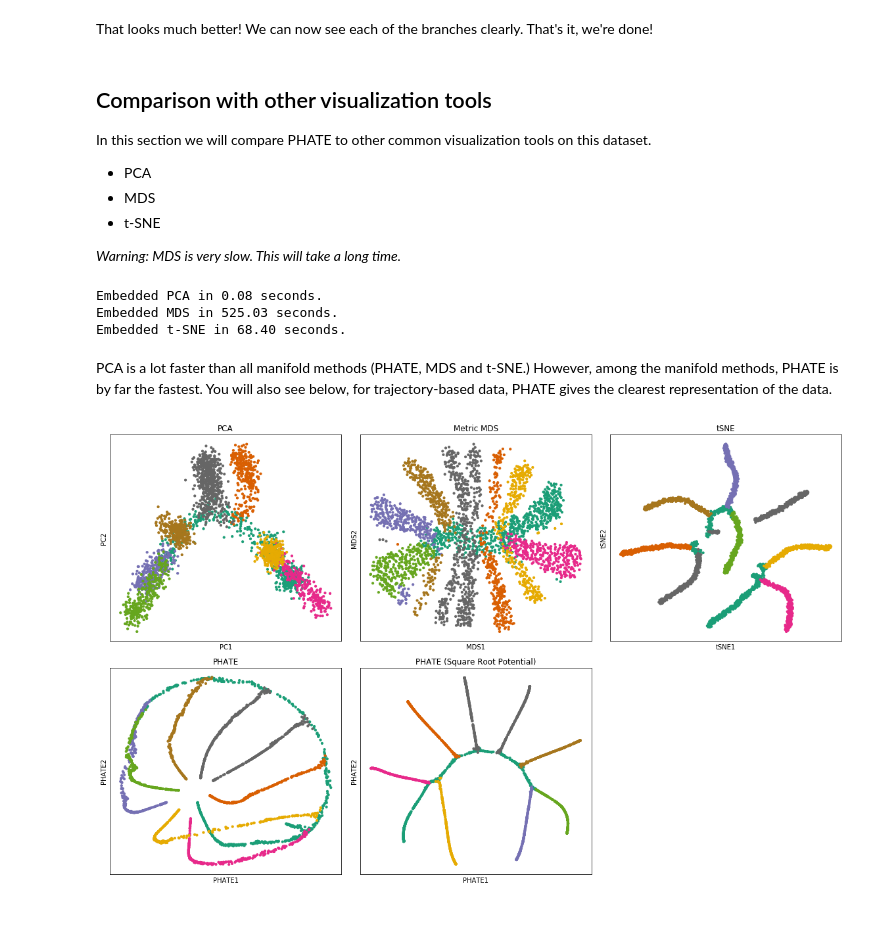
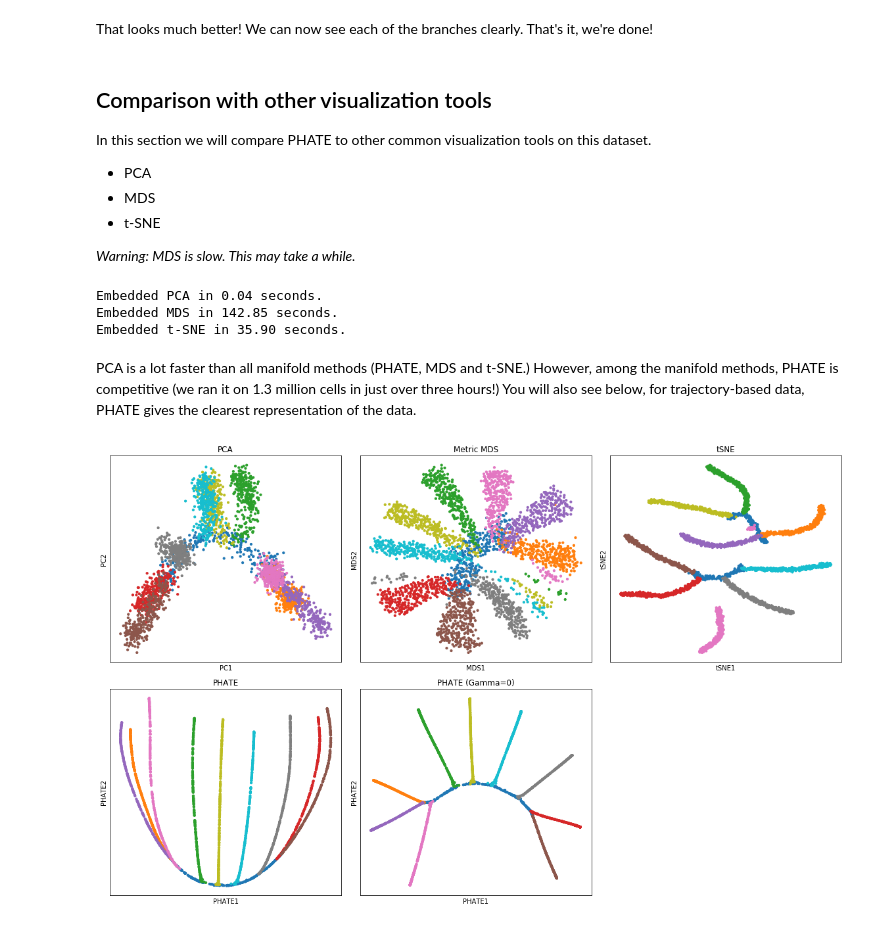
Before and after one commit to KrishnaswamyLab/PHATE, a Jupyter notebook: Python/tutorial/PHATE_tree.ipynb, the cells around one changed output. Cells and saved outputs as stored; diff of their text form; code cells hidden in the pictures.

```diff
--- a/Python/tutorial/PHATE_tree.ipynb
+++ b/Python/tutorial/PHATE_tree.ipynb
@@ -45,3 +48,3 @@ In order to run PHATE, we instantiate a PHATE operator with the function `phate.
 # %%
-phate_operator = phate.PHATE(k=5)
+phate_operator = phate.PHATE(n_jobs=-2)
 tree_phate = phate_operator.fit_transform(tree)
@@ -64,3 +85,3 @@ Good news! Our branches separate nicely. However, all of the interesting activit
 # %%
-phate_operator.set_params(potential_method='sqrt', t=200)
+phate_operator.set_params(gamma=0, t=200)
 tree_phate_sqrt = phate_operator.fit_transform(tree)
@@ -84,7 +113,7 @@ In this section we will compare PHATE to other common visualization tools on thi
 * MDS
 * t-SNE
 
-_Warning: MDS is very slow. This will take a long time._
+_Warning: MDS is slow. This may take a while._
 # %%
 import sklearn.decomposition # PCA
 import sklearn.manifold # MDS, t-SNE
@@ -97,7 +126,7 @@ end = time.time()
 print("Embedded PCA in {:.2f} seconds.".format(end-start))
 
 start = time.time()
-mds_operator = sklearn.manifold.MDS(n_components=2, metric=True)
+mds_operator = sklearn.manifold.MDS(n_components=2, metric=True, n_jobs=-2)
 tree_mds = mds_operator.fit_transform(tree)
 end = time.time()
 print("Embedded MDS in {:.2f} seconds.".format(end-start))
@@ -108,11 +137,11 @@ tree_tsne = tsne_operator.fit_transform(tree)
 end = time.time()
 print("Embedded t-SNE in {:.2f} seconds.".format(end-start))
 # %% [output]
-Embedded PCA in 0.08 seconds.
-Embedded MDS in 525.03 seconds.
-Embedded t-SNE in 68.40 seconds.
+Embedded PCA in 0.04 seconds.
+Embedded MDS in 142.85 seconds.
+Embedded t-SNE in 35.90 seconds.
 # %% [markdown]
-PCA is a lot faster than all manifold methods (PHATE, MDS and t-SNE.) However, among the manifold methods, PHATE is by far the fastest. You will also see below, for trajectory-based data, PHATE gives the clearest representation of the data.
+PCA is a lot faster than all manifold methods (PHATE, MDS and t-SNE.) However, among the manifold methods, PHATE is competitive (we ran it on 1.3 million cells in just over three hours!) You will also see below, for trajectory-based data, PHATE gives the clearest representation of the data.
 # %%
 # plot everything
 f, axes = plt.subplots(2,3)
@@ -122,38 +151,38 @@ plt.setp(axes, xticks=[], xticklabels=[], yticks=[])
 ax1, ax2, ax3, ax4, ax5, ax6 = axes.ravel()
 
 #plotting PCA
-ax1.scatter(tree_pca[:,0], tree_pca[:,1], s=10, c=branches, cmap="Dark2")
+ax1.scatter(tree_pca[:,0], tree_pca[:,1], s=10, c=branches, cmap="tab10")
 ax1.set_xlabel("PC1")
 ax1.set_ylabel("PC2")
 ax1.set_title("PCA")
 
 #plotting metric MDS
-ax2.scatter(tree_mds[:,0], tree_mds[:,1], s=10, c=branches, cmap="Dark2")
+ax2.scatter(tree_mds[:,0], tree_mds[:,1], s=10, c=branches, cmap="tab10")
 ax2.set_xlabel("MDS1")
 ax2.set_ylabel("MDS2")
 ax2.set_title("Metric MDS")
 
 #plotting tSNE
-ax3.scatter(tree_tsne[:,0], tree_tsne[:,1], s=10, c=branches, cmap="Dark2")
+ax3.scatter(tree_tsne[:,0], tree_tsne[:,1], s=10, c=branches, cmap="tab10")
 ax3.set_xlabel("tSNE1")
 ax3.set_ylabel("tSNE2")
 ax3.set_title("tSNE")
 
 #plotting PHATE
-ax4.scatter(tree_phate[:,0], tree_phate[:, 1], s=10, c=branches, cmap="Dark2")
+ax4.scatter(tree_phate[:,0], tree_phate[:, 1], s=10, c=branches, cmap="tab10")
 ax4.set_xlabel("PHATE1")
 ax4.set_ylabel("PHATE2")
 ax4.set_title("PHATE")
 
 #plotting PHATE - square root potential
-ax5.scatter(tree_phate_sqrt[:,0], tree_phate_sqrt[:, 1], s=10, c=branches, cmap="Dark2")
+ax5.scatter(tree_phate_sqrt[:,0], tree_phate_sqrt[:, 1], s=10, c=branches, cmap="tab10")
 ax5.set_xlabel("PHATE1")
 ax5.set_ylabel("PHATE2")
-ax5.set_title("PHATE (Square Root Potential)")
+ax5.set_title("PHATE (Gamma=0)")
 
 ax6.set_axis_off() #hide unused axis
 
 plt.tight_layout()
 plt.show()
 # %% [output]
-[figure, old version]
+[figure, new version]
```
Also changed, not shown: parts of 7 cells of this notebook, 2 other files.
